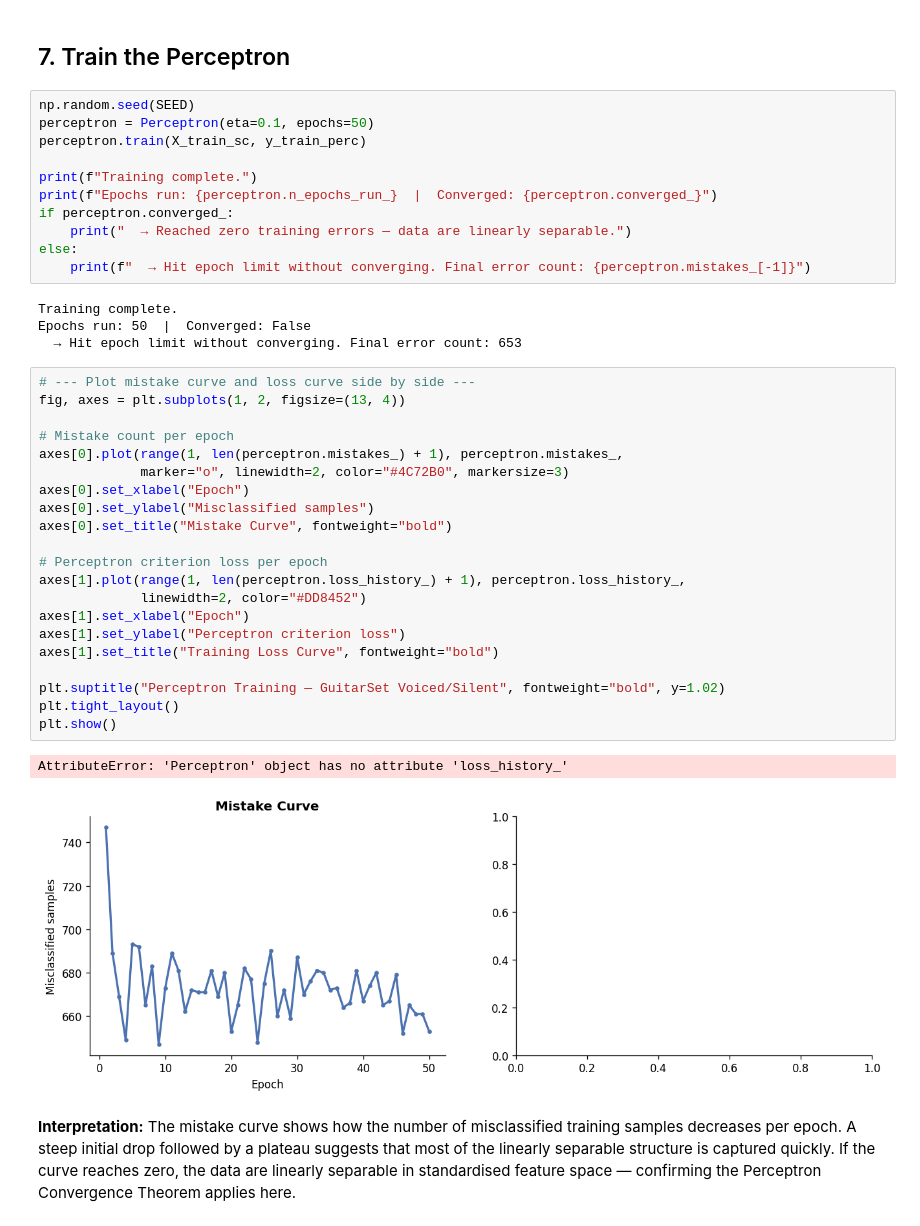
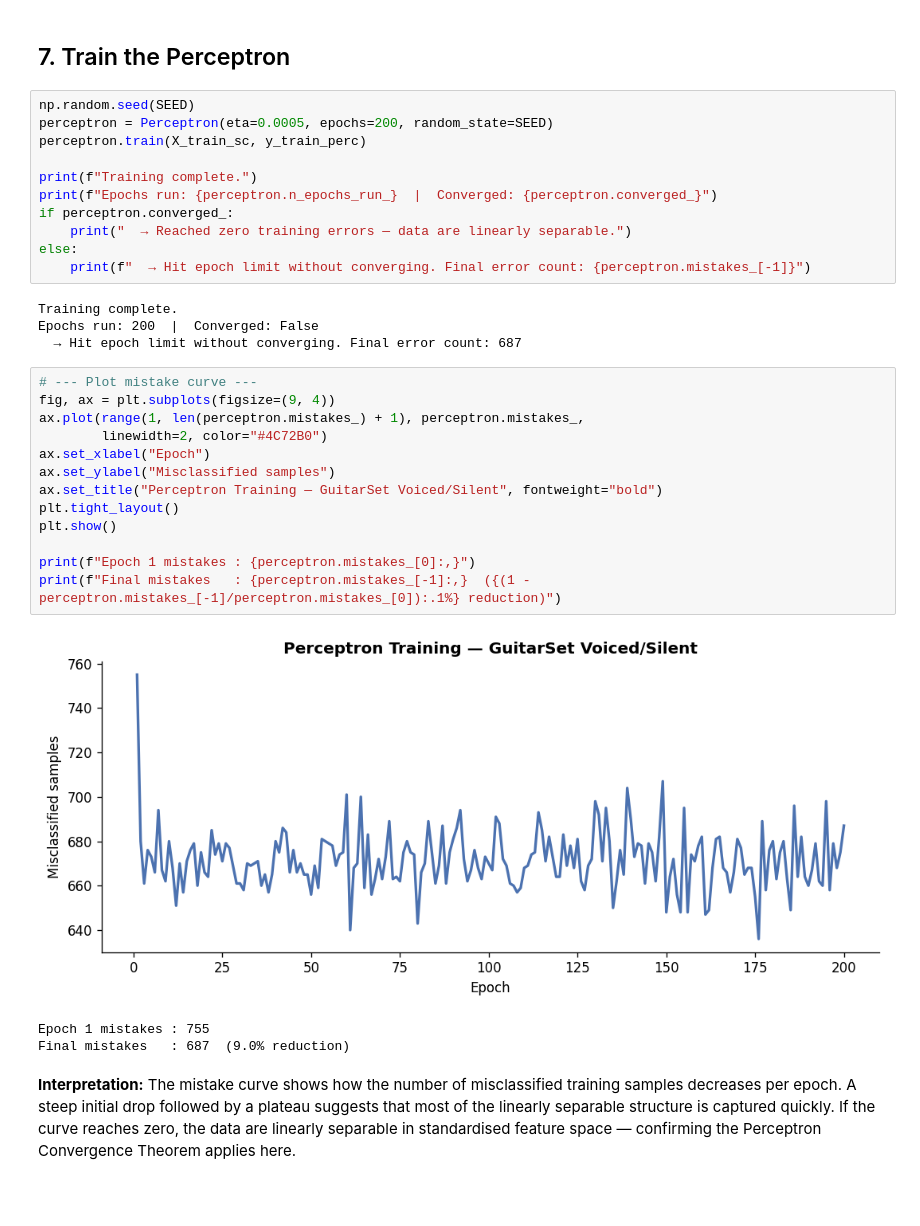
Before and after one commit to seyaul/cmor438-s2026-final-project, a Jupyter notebook: examples/Supervised Learning/Perceptron/perceptron_from_scratch.ipynb, the cells around one changed output. Drawn from its saved outputs; the diff is of its cells as text; blank space fills up the shorter version.

```diff
--- a/examples/Supervised Learning/Perceptron/perceptron_from_scratch.ipynb
+++ b/examples/Supervised Learning/Perceptron/perceptron_from_scratch.ipynb
@@ -272,7 +274,7 @@ Label range after remap: [-1  1]
 ## 7. Train the Perceptron
 # %%
 np.random.seed(SEED)
-perceptron = Perceptron(eta=0.1, epochs=50)
+perceptron = Perceptron(eta=0.0005, epochs=200, random_state=SEED)
 perceptron.train(X_train_sc, y_train_perc)
 
 print(f"Training complete.")
@@ -283,32 +285,25 @@ else:
     print(f"  → Hit epoch limit without converging. Final error count: {perceptron.mistakes_[-1]}")
 # %% [output]
 Training complete.
-Epochs run: 50  |  Converged: False
-  → Hit epoch limit without converging. Final error count: 653
+Epochs run: 200  |  Converged: False
+  → Hit epoch limit without converging. Final error count: 687
-# %%
-# --- Plot mistake curve and loss curve side by side ---
-fig, axes = plt.subplots(1, 2, figsize=(13, 4))
-
-# Mistake count per epoch
-axes[0].plot(range(1, len(perceptron.mistakes_) + 1), perceptron.mistakes_,
-             marker="o", linewidth=2, color="#4C72B0", markersize=3)
-axes[0].set_xlabel("Epoch")
-axes[0].set_ylabel("Misclassified samples")
-axes[0].set_title("Mistake Curve", fontweight="bold")
-
-# Perceptron criterion loss per epoch
-axes[1].plot(range(1, len(perceptron.loss_history_) + 1), perceptron.loss_history_,
-             linewidth=2, color="#DD8452")
-axes[1].set_xlabel("Epoch")
-axes[1].set_ylabel("Perceptron criterion loss")
-axes[1].set_title("Training Loss Curve", fontweight="bold")
-
-plt.suptitle("Perceptron Training — GuitarSet Voiced/Silent", fontweight="bold", y=1.02)
-plt.tight_layout()
-plt.show()
-# %% [output]
-AttributeError: 'Perceptron' object has no attribute 'loss_history_'
-[figure, removed]
+# %%
+# --- Plot mistake curve ---
+fig, ax = plt.subplots(figsize=(9, 4))
+ax.plot(range(1, len(perceptron.mistakes_) + 1), perceptron.mistakes_,
+        linewidth=2, color="#4C72B0")
+ax.set_xlabel("Epoch")
+ax.set_ylabel("Misclassified samples")
+ax.set_title("Perceptron Training — GuitarSet Voiced/Silent", fontweight="bold")
+plt.tight_layout()
+plt.show()
+
+print(f"Epoch 1 mistakes : {perceptron.mistakes_[0]:,}")
+print(f"Final mistakes   : {perceptron.mistakes_[-1]:,}  ({(1 - perceptron.mistakes_[-1]/perceptron.mistakes_[0]):.1%} reduction)")
+# %% [output]
+[figure, added]
+Epoch 1 mistakes : 755
+Final mistakes   : 687  (9.0% reduction)
 # %% [markdown]
 **Interpretation:** The mistake curve shows how the number of misclassified training samples decreases per epoch. A steep initial drop followed by a plateau suggests that most of the linearly separable structure is captured quickly. If the curve reaches zero, the data are linearly separable in standardised feature space — confirming the Perceptron Convergence Theorem applies here.
 # %% [markdown]
```
Also changed, not shown: parts of 10 cells of this notebook, 12 other files.
